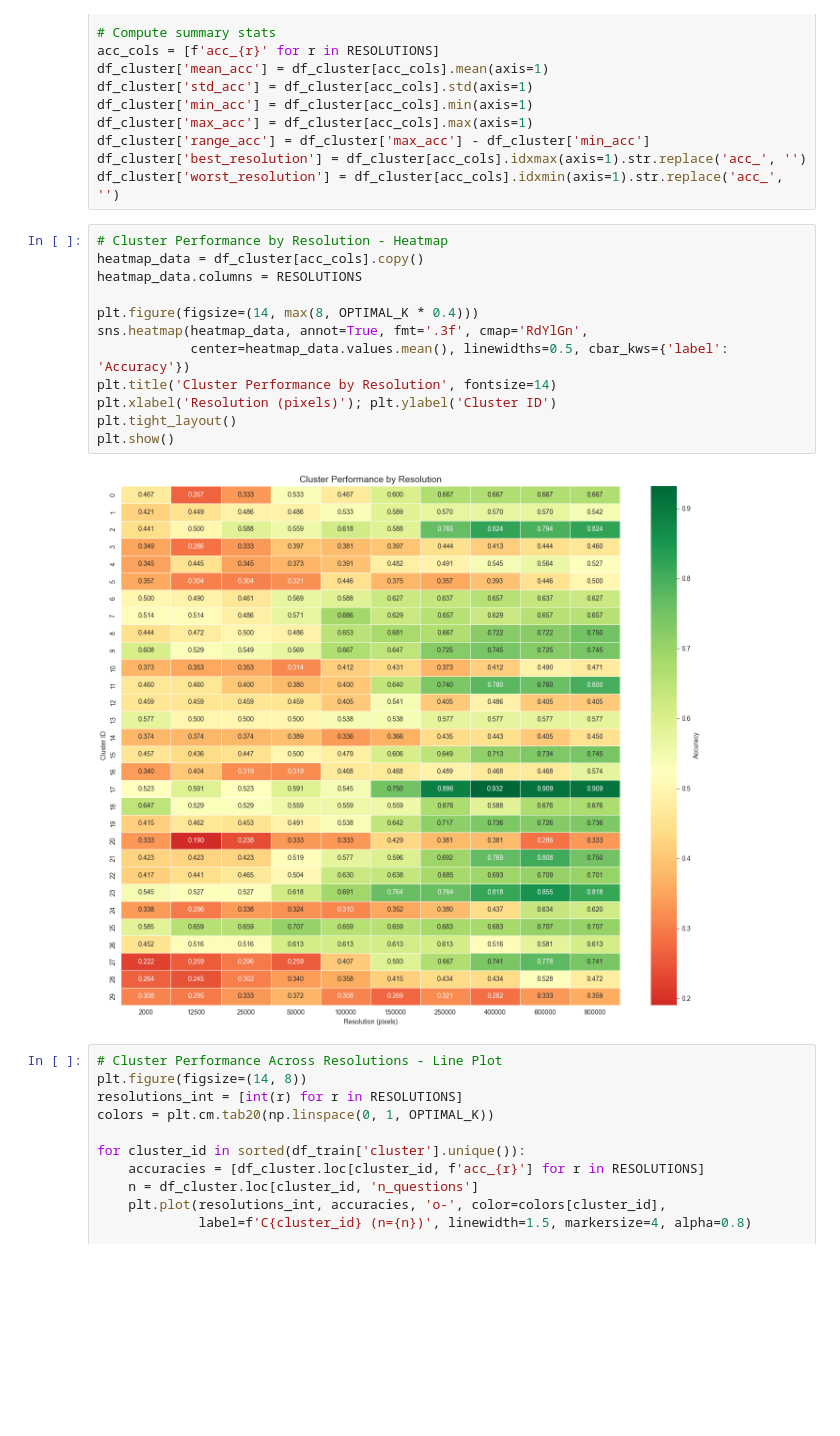
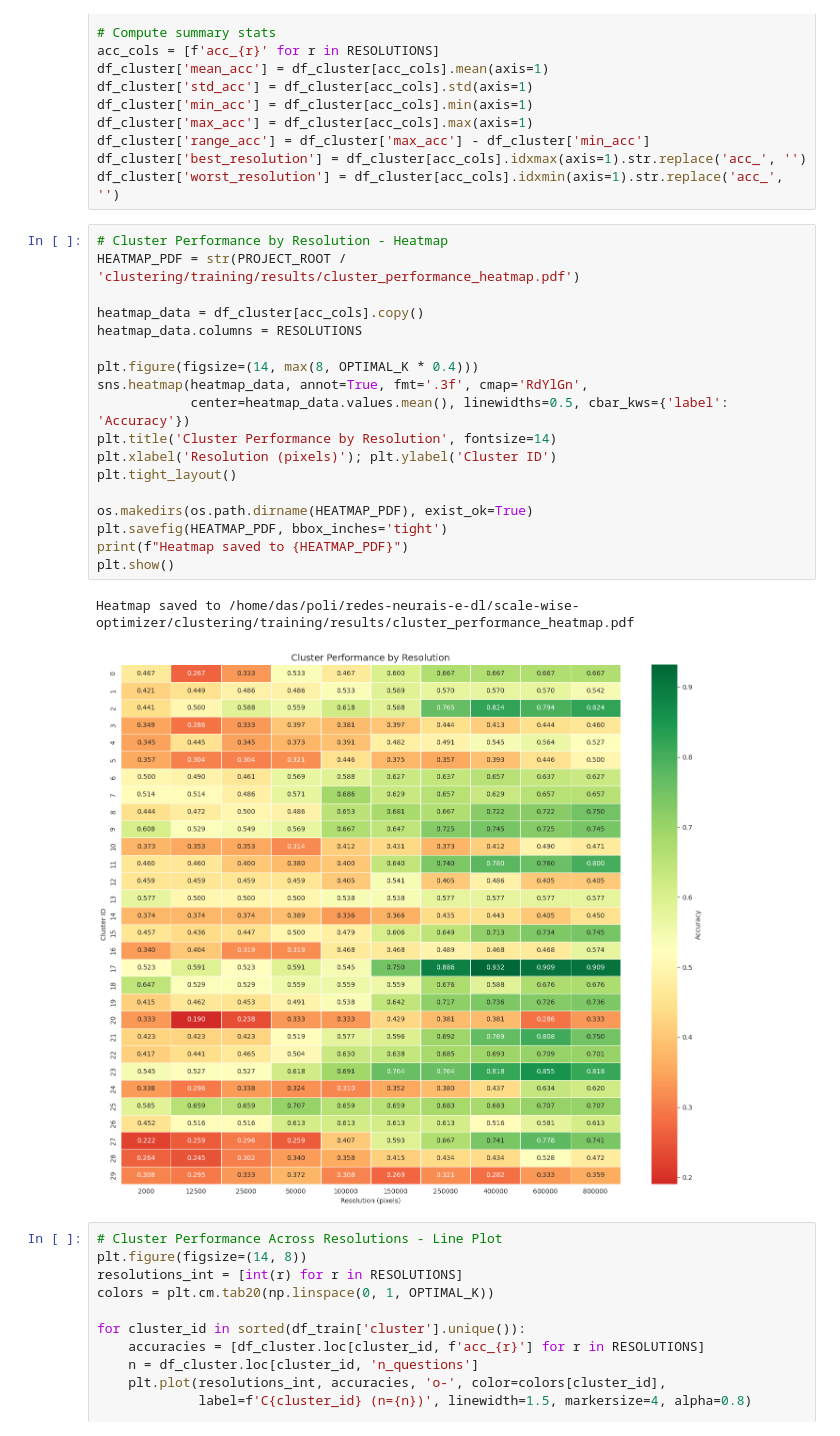
Before and after one commit to Andrew1302/scale-wise-optimizer, a Jupyter notebook: clustering/training/clustering_training.ipynb, the cells around one changed output. Drawn from its saved outputs; the diff is of its cells as text; blank space fills up the shorter version.

```diff
--- a/clustering/training/clustering_training.ipynb
+++ b/clustering/training/clustering_training.ipynb
@@ -272,18 +272,25 @@ df_cluster['best_resolution'] = df_cluster[acc_cols].idxmax(axis=1).str.replace(
 df_cluster['worst_resolution'] = df_cluster[acc_cols].idxmin(axis=1).str.replace('acc_', '')
 # %%
 # Cluster Performance by Resolution - Heatmap
+HEATMAP_PDF = str(PROJECT_ROOT / 'clustering/training/results/cluster_performance_heatmap.pdf')
+
 heatmap_data = df_cluster[acc_cols].copy()
 heatmap_data.columns = RESOLUTIONS
 
 plt.figure(figsize=(14, max(8, OPTIMAL_K * 0.4)))
 sns.heatmap(heatmap_data, annot=True, fmt='.3f', cmap='RdYlGn',
             center=heatmap_data.values.mean(), linewidths=0.5, cbar_kws={'label': 'Accuracy'})
 plt.title('Cluster Performance by Resolution', fontsize=14)
 plt.xlabel('Resolution (pixels)'); plt.ylabel('Cluster ID')
 plt.tight_layout()
+
+os.makedirs(os.path.dirname(HEATMAP_PDF), exist_ok=True)
+plt.savefig(HEATMAP_PDF, bbox_inches='tight')
+print(f"Heatmap saved to {HEATMAP_PDF}")
 plt.show()
 # %% [output]
+Heatmap saved to /home/das/poli/redes-neurais-e-dl/scale-wise-optimizer/clustering/training/results/cluster_performance_heatmap.pdf
-[figure, old version]
+[figure, new version]
 # %%
 # Cluster Performance Across Resolutions - Line Plot
 plt.figure(figsize=(14, 8))
```
Also changed, not shown: parts of 5 cells of this notebook, 7 other files.
